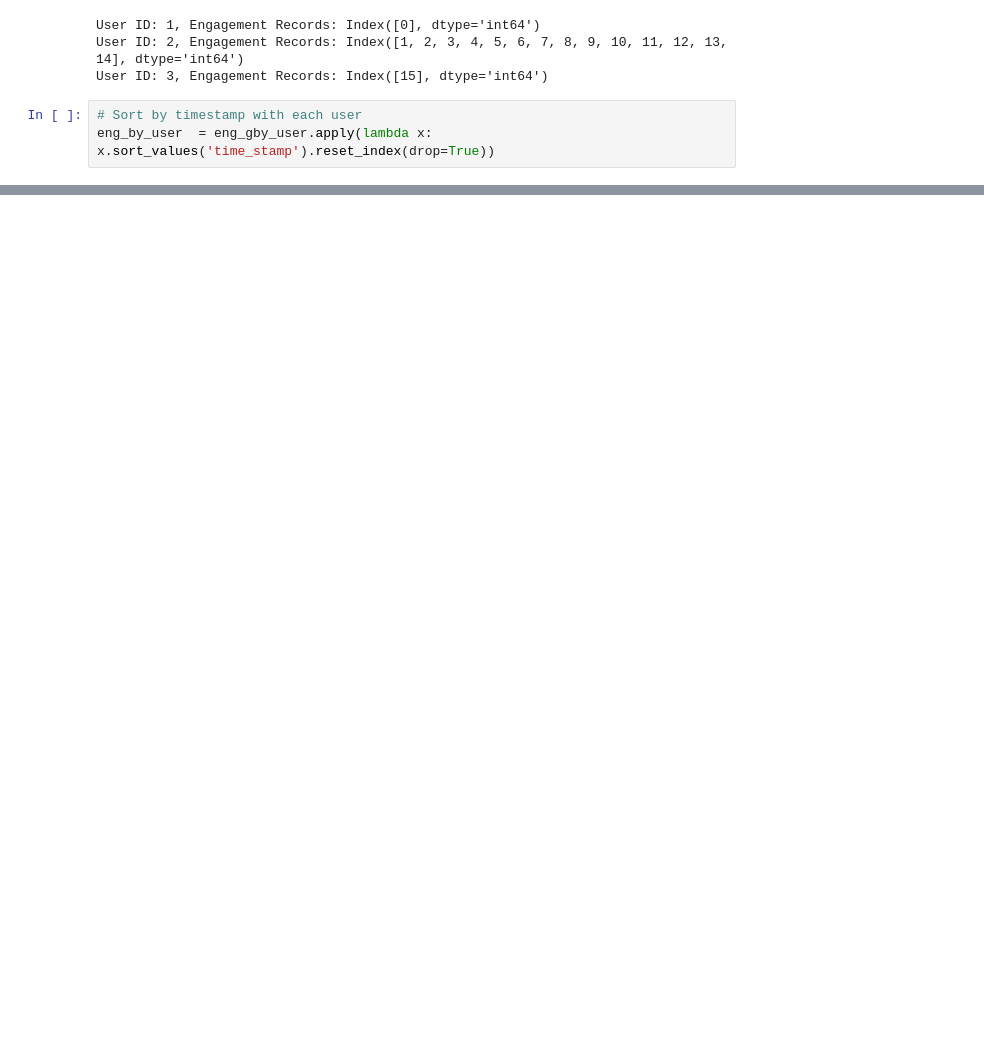
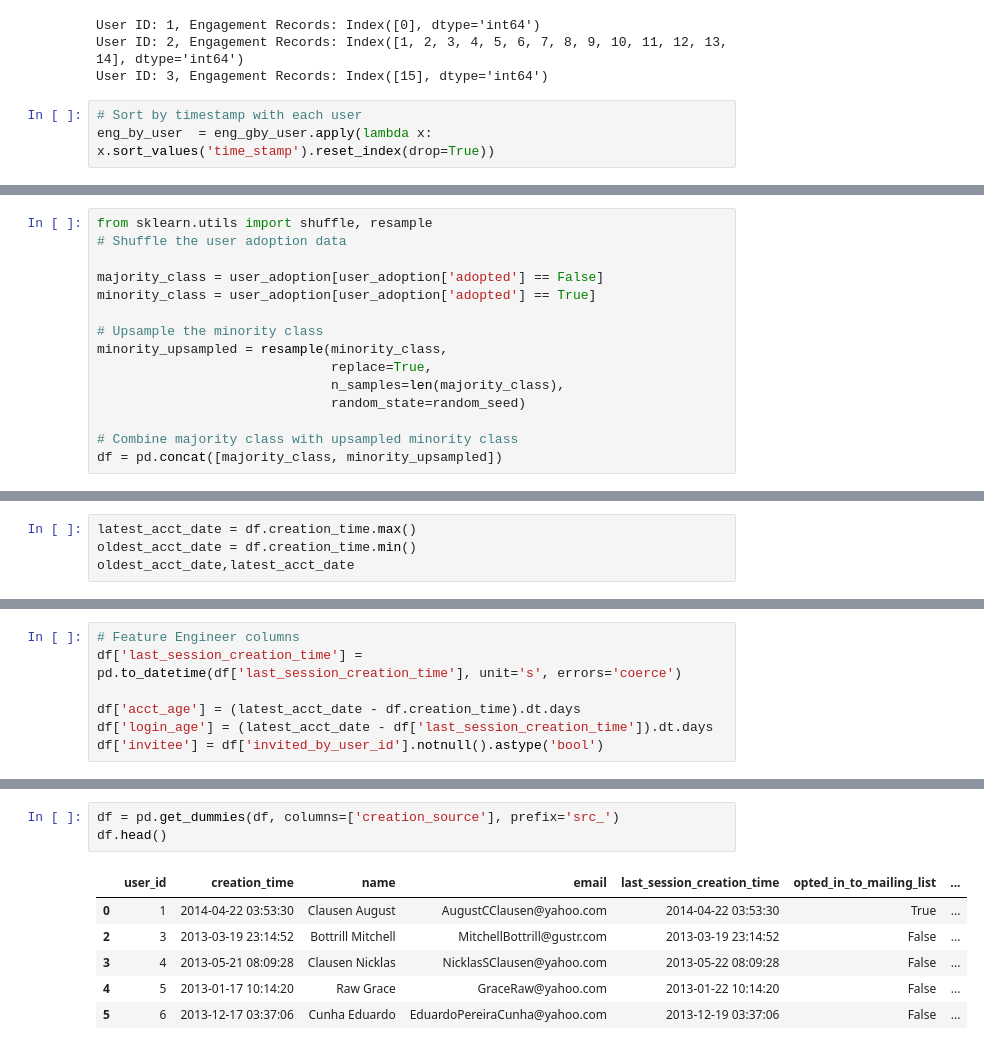
Before and after one commit to ds-edu/ml-classif-churn-relax, a Jupyter notebook: churn_prediction.ipynb, the cells around one changed output, grey strips where cells are left out. Saved outputs shown, nothing was run; the diff lists cells and outputs as text; blank space fills up the shorter version.

```diff
--- a/churn_prediction.ipynb
+++ b/churn_prediction.ipynb
@@ -120,0 +219,15 @@ assert eng_by_user_adopted.loc[eng_by_user_adopted.user_id == 2]['adopted'].valu
+# %%
+from sklearn.utils import shuffle, resample
+# Shuffle the user adoption data
+
+majority_class = user_adoption[user_adoption['adopted'] == False]
+minority_class = user_adoption[user_adoption['adopted'] == True]
+
+# Upsample the minority class
+minority_upsampled = resample(minority_class,
+                              replace=True,
+                              n_samples=len(majority_class),
+                              random_state=random_seed)
+
+# Combine majority class with upsampled minority class
+df = pd.concat([majority_class, minority_upsampled])
@@ -120,0 +251,4 @@ assert eng_by_user_adopted.loc[eng_by_user_adopted.user_id == 2]['adopted'].valu
+# %%
+latest_acct_date = df.creation_time.max()
+oldest_acct_date = df.creation_time.min()
+oldest_acct_date,latest_acct_date
@@ -120,0 +278,7 @@ assert eng_by_user_adopted.loc[eng_by_user_adopted.user_id == 2]['adopted'].valu
+# %%
+# Feature Engineer columns
+df['last_session_creation_time'] = pd.to_datetime(df['last_session_creation_time'], unit='s', errors='coerce')
+
+df['acct_age'] = (latest_acct_date - df.creation_time).dt.days
+df['login_age'] = (latest_acct_date - df['last_session_creation_time']).dt.days
+df['invitee'] = df['invited_by_user_id'].notnull().astype('bool')
@@ -120,0 +303,10 @@ assert eng_by_user_adopted.loc[eng_by_user_adopted.user_id == 2]['adopted'].valu
+# %%
+df = pd.get_dummies(df, columns=['creation_source'], prefix='src_')
+df.head()
+# %% [output]
+|  | user_id | creation_time | name | email | last_session_creation_time | opted_in_to_mailing_list | ... |
+| 0 | 1 | 2014-04-22 03:53:30 | Clausen August | AugustCClausen@yahoo.com | 2014-04-22 03:53:30 | True | ... |
+| 2 | 3 | 2013-03-19 23:14:52 | Bottrill Mitchell | MitchellBottrill@gustr.com | 2013-03-19 23:14:52 | False | ... |
+| 3 | 4 | 2013-05-21 08:09:28 | Clausen Nicklas | NicklasSClausen@yahoo.com | 2013-05-22 08:09:28 | False | ... |
+| 4 | 5 | 2013-01-17 10:14:20 | Raw Grace | GraceRaw@yahoo.com | 2013-01-22 10:14:20 | False | ... |
+| 5 | 6 | 2013-12-17 03:37:06 | Cunha Eduardo | EduardoPereiraCunha@yahoo.com | 2013-12-19 03:37:06 | False | ... |
```
Also changed, not shown: parts of 36 cells of this notebook.
